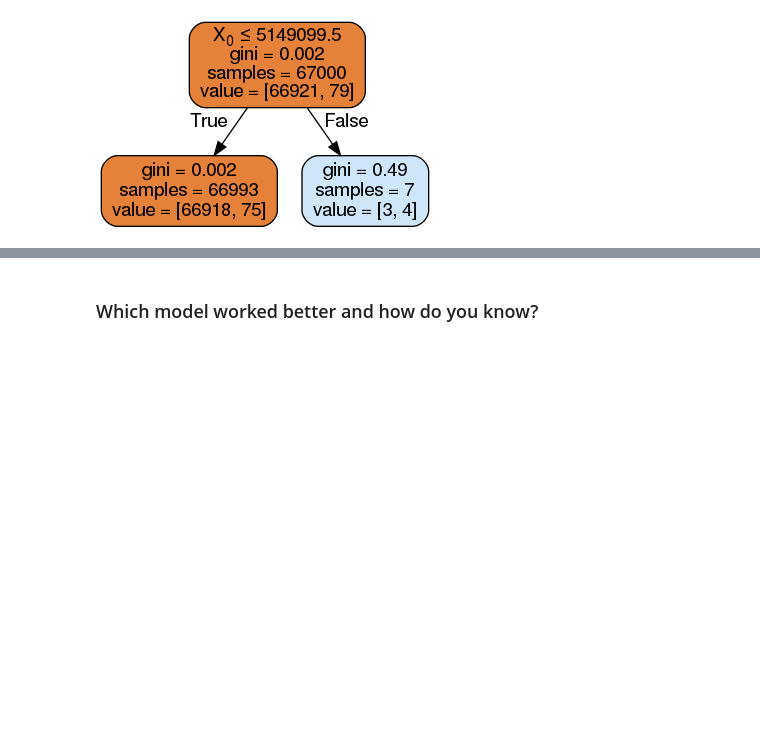
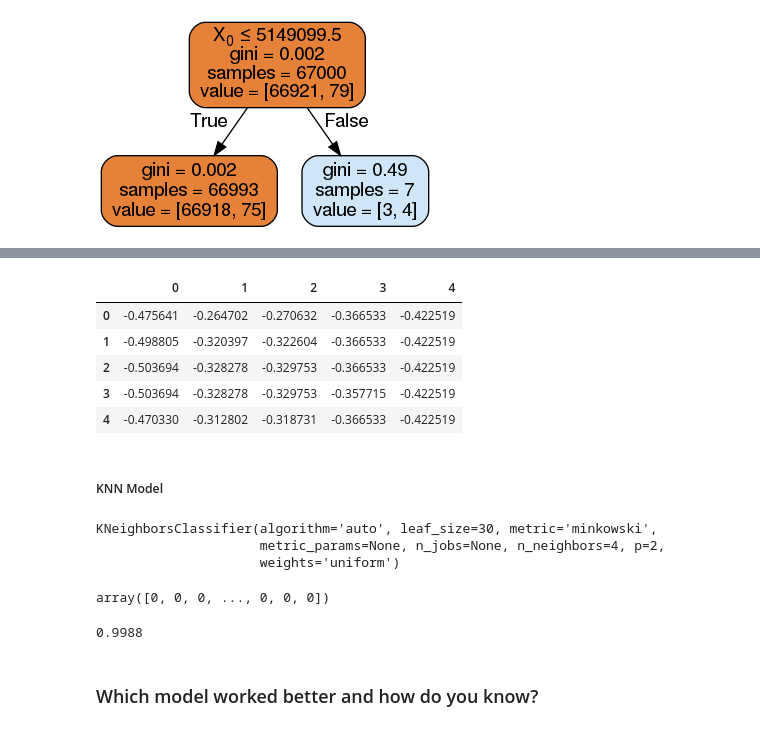
Before and after one commit to ta-data-bcn/lab-imbalance, a Jupyter notebook: your-code/lab_inbalance.ipynb, the cells around one changed output, grey strips where cells are left out. Drawn from its saved outputs; the diff is of its cells as text; code cells hidden in the pictures; blank space fills up the shorter version.

```diff
--- a/your-code/lab_inbalance.ipynb
+++ b/your-code/lab_inbalance.ipynb
@@ -326,3 +372,54 @@ Image(graph.create_png())
+# %%
+# Importing libraries to Scale the data
+from sklearn.preprocessing import StandardScaler
+
+# Creating the instance to scale the data
+scaler = StandardScaler()
+
+# Fitting the data
+scaler.fit(transactions_KNN)
+
+# Transforming the dataframe according to the scale we have fit before
+transactions_scaled = scaler.transform(transactions_KNN)
+# Creating a dataframe with the scaled data.
+transactions_scaled = pd.DataFrame(transactions_scaled)
+# %%
+transactions_scaled.head()
+# %% [output]
+|  | 0 | 1 | 2 | 3 | 4 |
+| 0 | -0.475641 | -0.264702 | -0.270632 | -0.366533 | -0.422519 |
+| 1 | -0.498805 | -0.320397 | -0.322604 | -0.366533 | -0.422519 |
+| 2 | -0.503694 | -0.328278 | -0.329753 | -0.366533 | -0.422519 |
+| 3 | -0.503694 | -0.328278 | -0.329753 | -0.357715 | -0.422519 |
+| 4 | -0.470330 | -0.312802 | -0.318731 | -0.366533 | -0.422519 |
+# %% [markdown]
+##### KNN Model
+# %%
+# Importing the library to implement a KNN classifier
+from sklearn.neighbors import KNeighborsClassifier
+
+# Splitting data into train and test
+X_train_scaled, X_test_scaled, y_train_KNN, y_test_KNN = train_test_split(transactions_scaled, y, test_size=0.20, random_state=12)
+
+# Creating the instance
+knn_model = KNeighborsClassifier(n_neighbors=4)
+
+# Fitting the model on our train dataset
+knn_model.fit(X_train_scaled, y_train_KNN)
+# %% [output]
+KNeighborsClassifier(algorithm='auto', leaf_size=30, metric='minkowski',
+                     metric_params=None, n_jobs=None, n_neighbors=4, p=2,
+                     weights='uniform')
+# %%
+# Predicting some features on our test dataset
+knn_model.predict(X_test_scaled)
+# %% [output]
+array([0, 0, 0, ..., 0, 0, 0])
+# %%
+# Calculating the knn score
+knn_model.score(X_test_scaled, y_test_KNN)
+# %% [output]
+0.9988
 # %% [markdown]
 ### Which model worked better and how do you know?
 # %% [markdown]
```
Also changed, not shown: parts of 24 cells of this notebook.
